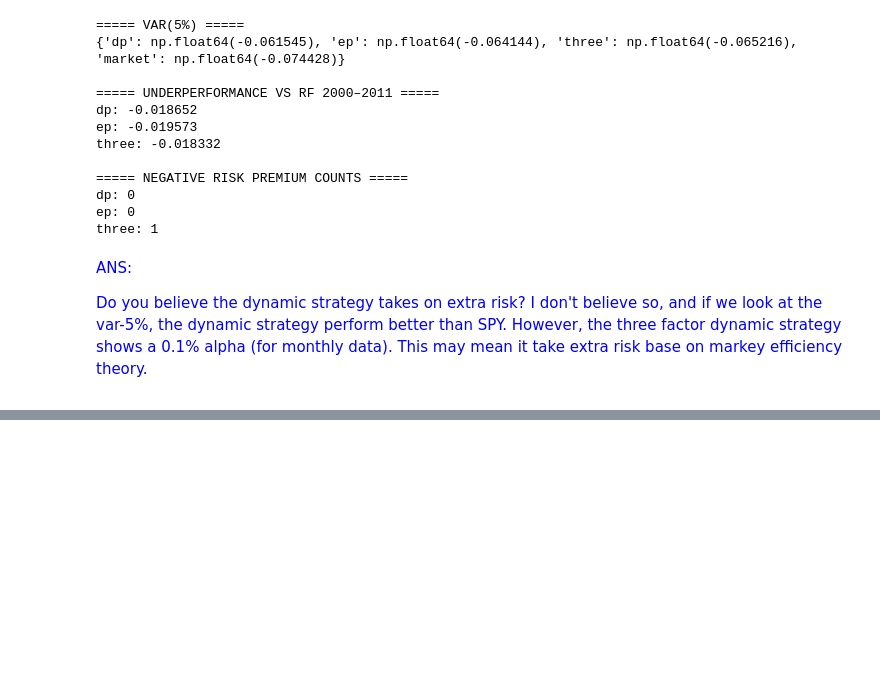
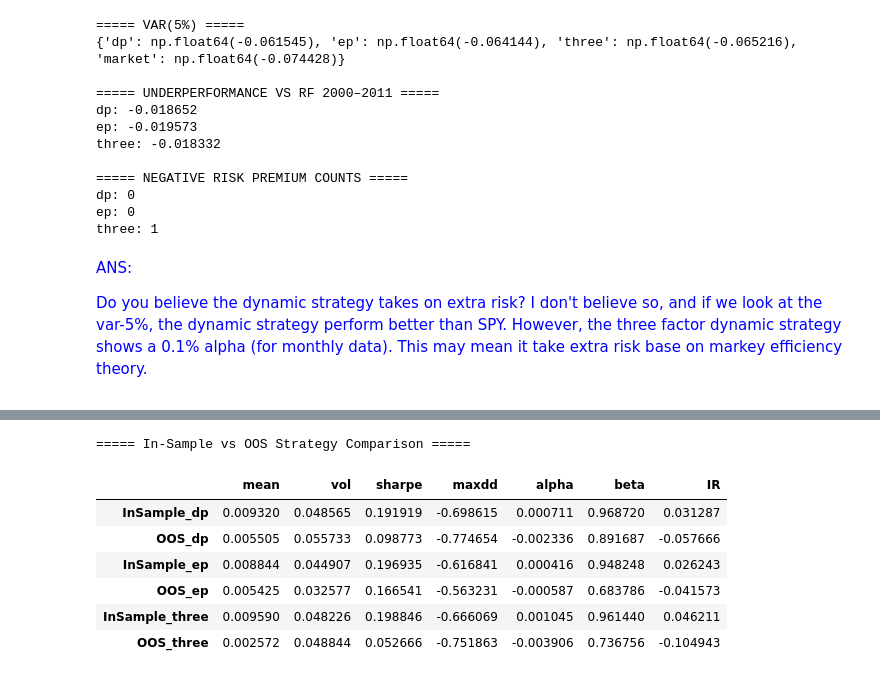
Before and after one commit to c33git/FINM36700-Group-C-18, a Jupyter notebook: Homework 7/Hsiao-Chi.ipynb, the cells around one changed output, grey strips where cells are left out. Drawn from its saved outputs; the diff is of its cells as text; code cells hidden in the pictures; blank space fills up the shorter version.

```diff
--- a/Homework 7/Hsiao-Chi.ipynb
+++ b/Homework 7/Hsiao-Chi.ipynb
@@ -347,7 +347,7 @@ def perf_stats(strategy_ret):
 
     maxdd = compute_max_dd(strategy_ret)
 
-    X = sm.add_constant(df["SPY"])
+    X = sm.add_constant(df.loc[strategy_ret.index, "SPY"])
     mkt_model = sm.OLS(strategy_ret, X).fit()
     alpha = mkt_model.params["const"]
     beta = mkt_model.params["SPY"]
@@ -427,0 +589,24 @@ However, the three factor dynamic strategy shows a 0.1% alpha (for monthly data)
+# %%
+comparison = pd.DataFrame({
+    "InSample_dp": stats_dp,
+    "OOS_dp": stats_oos_dp,
+    "InSample_ep": stats_ep,
+    "OOS_ep": stats_oos_ep,
+    "InSample_three": stats_three,
+    "OOS_three": stats_oos_three
+})
+
+# Make table cleaner: transpose
+comparison = comparison.T
+
+print("\n===== In-Sample vs OOS Strategy Comparison =====")
+display(comparison)
+# %% [output]
+===== In-Sample vs OOS Strategy Comparison =====
+|  | mean | vol | sharpe | maxdd | alpha | beta | IR |
+| InSample_dp | 0.009320 | 0.048565 | 0.191919 | -0.698615 | 0.000711 | 0.968720 | 0.031287 |
+| OOS_dp | 0.005505 | 0.055733 | 0.098773 | -0.774654 | -0.002336 | 0.891687 | -0.057666 |
+| InSample_ep | 0.008844 | 0.044907 | 0.196935 | -0.616841 | 0.000416 | 0.948248 | 0.026243 |
+| OOS_ep | 0.005425 | 0.032577 | 0.166541 | -0.563231 | -0.000587 | 0.683786 | -0.041573 |
+| InSample_three | 0.009590 | 0.048226 | 0.198846 | -0.666069 | 0.001045 | 0.961440 | 0.046211 |
+| OOS_three | 0.002572 | 0.048844 | 0.052666 | -0.751863 | -0.003906 | 0.736756 | -0.104943 |
```
Also changed, not shown: parts of 9 cells of this notebook.
